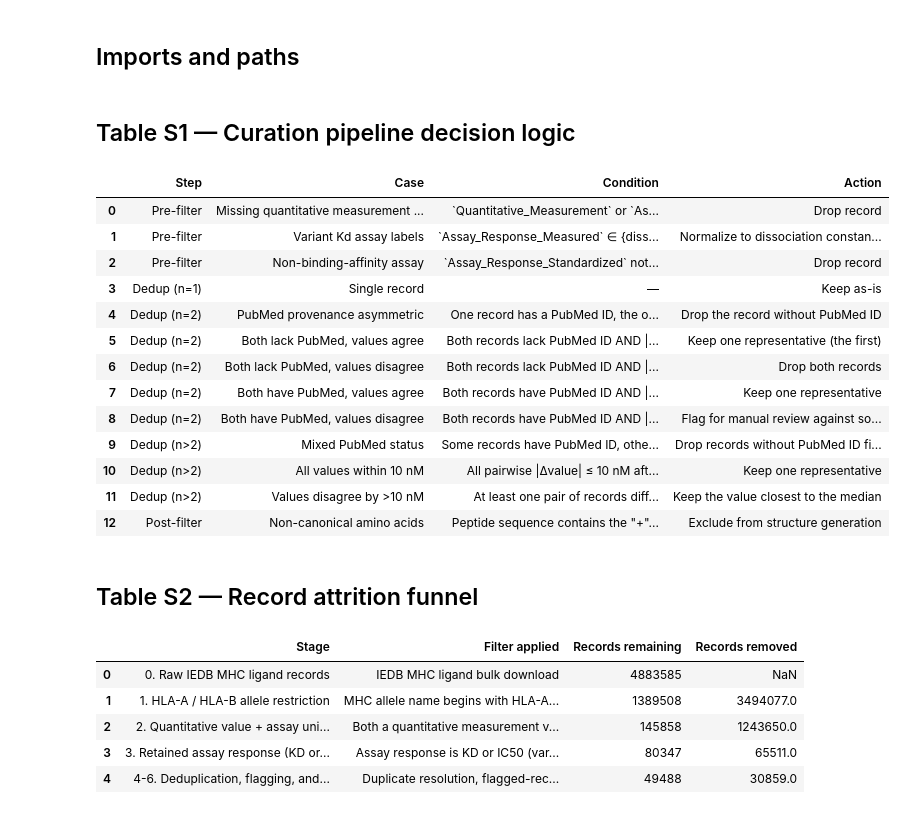
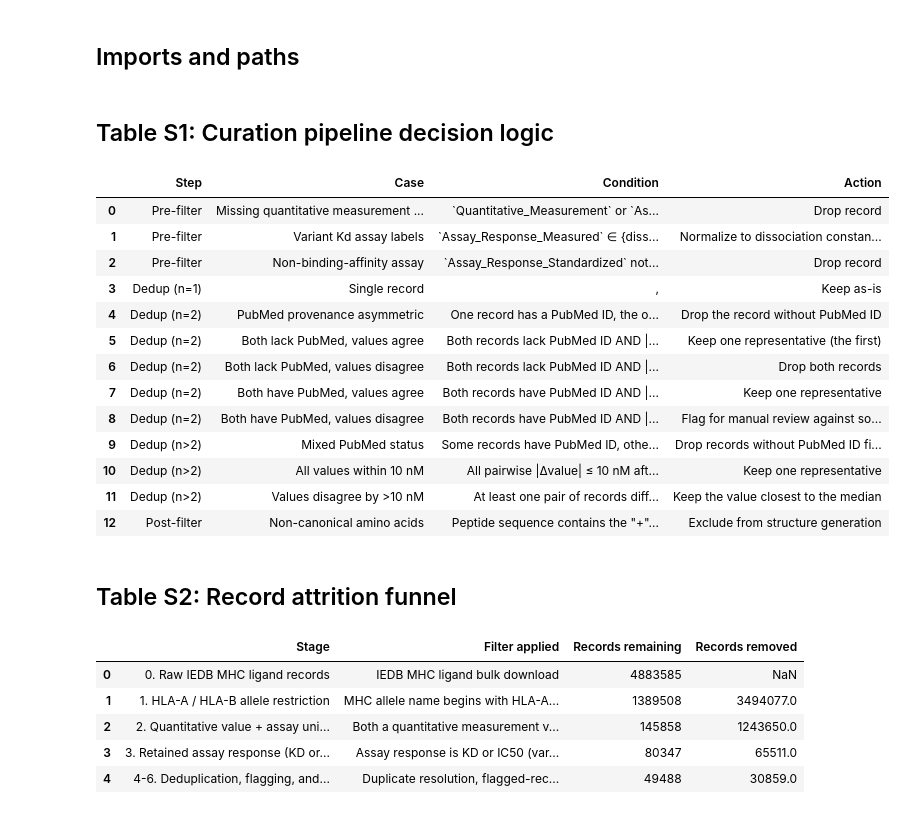
Before and after one commit to kunikohunter/PepBind3D, a Jupyter notebook: 07_supplemental_tables.ipynb, the cells around one changed output. Saved outputs shown, nothing was run; the diff lists cells and outputs as text; code cells hidden in the pictures.

```diff
--- a/07_supplemental_tables.ipynb
+++ b/07_supplemental_tables.ipynb
@@ -31,7 +31,7 @@ pd.set_option('display.max_columns', 30)
 pd.set_option('display.width', 200)
 pd.set_option('display.max_colwidth', None)
 # %% [markdown]
-## Table S1 — Curation pipeline decision logic
+## Table S1: Curation pipeline decision logic
 # %%
 s1_rows = [
     {'Step': 'Pre-filter', 'Case': 'Missing quantitative measurement or assay units',
@@ -45,7 +45,7 @@ s1_rows = [
      'Action': 'Drop record'},
 
     {'Step': 'Dedup (n=1)', 'Case': 'Single record',
-     'Condition': '—', 'Action': 'Keep as-is'},
+     'Condition': ', ', 'Action': 'Keep as-is'},
 
     {'Step': 'Dedup (n=2)', 'Case': 'PubMed provenance asymmetric',
      'Condition': 'One record has a PubMed ID, the other does not',
@@ -58,34 +58,34 @@ s1_rows = [
      'Action': 'Drop both records'},
     {'Step': 'Dedup (n=2)', 'Case': 'Both have PubMed, values agree',
      'Condition': 'Both records have PubMed ID AND |Δvalue| < 10 nM',
      'Action': 'Keep one representative'},
     {'Step': 'Dedup (n=2)', 'Case': 'Both have PubMed, values disagree',
      'Condition': 'Both records have PubMed ID AND |Δvalue| ≥ 10 nM',
      'Action': 'Flag for manual review against source publications'},
 
     {'Step': 'Dedup (n>2)', 'Case': 'Mixed PubMed status',
      'Condition': 'Some records have PubMed ID, others do not',
      'Action': 'Drop records without PubMed ID first, then re-evaluate'},
     {'Step': 'Dedup (n>2)', 'Case': 'All values within 10 nM',
      'Condition': 'All pairwise |Δvalue| ≤ 10 nM after PubMed filter',
      'Action': 'Keep one representative'},
     {'Step': 'Dedup (n>2)', 'Case': 'Values disagree by >10 nM',
      'Condition': 'At least one pair of records differs by >10 nM',
      'Action': 'Keep the value closest to the median'},
 
     {'Step': 'Post-filter', 'Case': 'Non-canonical amino acids',
      'Condition': 'Peptide sequence contains the "+" character',
      'Action': 'Exclude from structure generation'},
 ]
 
 S1 = pd.DataFrame(s1_rows)
 S1
 # %% [output]
 |  | Step | Case | Condition | Action |
 | 0 | Pre-filter | Missing quantitative measurement ... | `Quantitative_Measurement` or `As... | Drop record |
 | 1 | Pre-filter | Variant Kd assay labels | `Assay_Response_Measured` ∈ {diss... | Normalize to dissociation constan... |
 | 2 | Pre-filter | Non-binding-affinity assay | `Assay_Response_Standardized` not... | Drop record |
-| 3 | Dedup (n=1) | Single record | — | Keep as-is |
+| 3 | Dedup (n=1) | Single record | , | Keep as-is |
 | 4 | Dedup (n=2) | PubMed provenance asymmetric | One record has a PubMed ID, the o... | Drop the record without PubMed ID |
 | 5 | Dedup (n=2) | Both lack PubMed, values agree | Both records lack PubMed ID AND |... | Keep one representative (the first) |
 | 6 | Dedup (n=2) | Both lack PubMed, values disagree | Both records lack PubMed ID AND |... | Drop both records |
@@ -96,7 +96,7 @@ S1
 | 11 | Dedup (n>2) | Values disagree by >10 nM | At least one pair of records diff... | Keep the value closest to the median |
 | 12 | Post-filter | Non-canonical amino acids | Peptide sequence contains the "+"... | Exclude from structure generation |
 # %% [markdown]
-## Table S2 — Record attrition funnel
+## Table S2: Record attrition funnel
 # %%
 # Record attrition at each IEDB filtering stage (Rocco comment 5).
 # Generated by analysis/attrition_counts.py; adjust the path if it wrote elsewhere.
```
Also changed, not shown: parts of 5 cells of this notebook, 13 other files.
